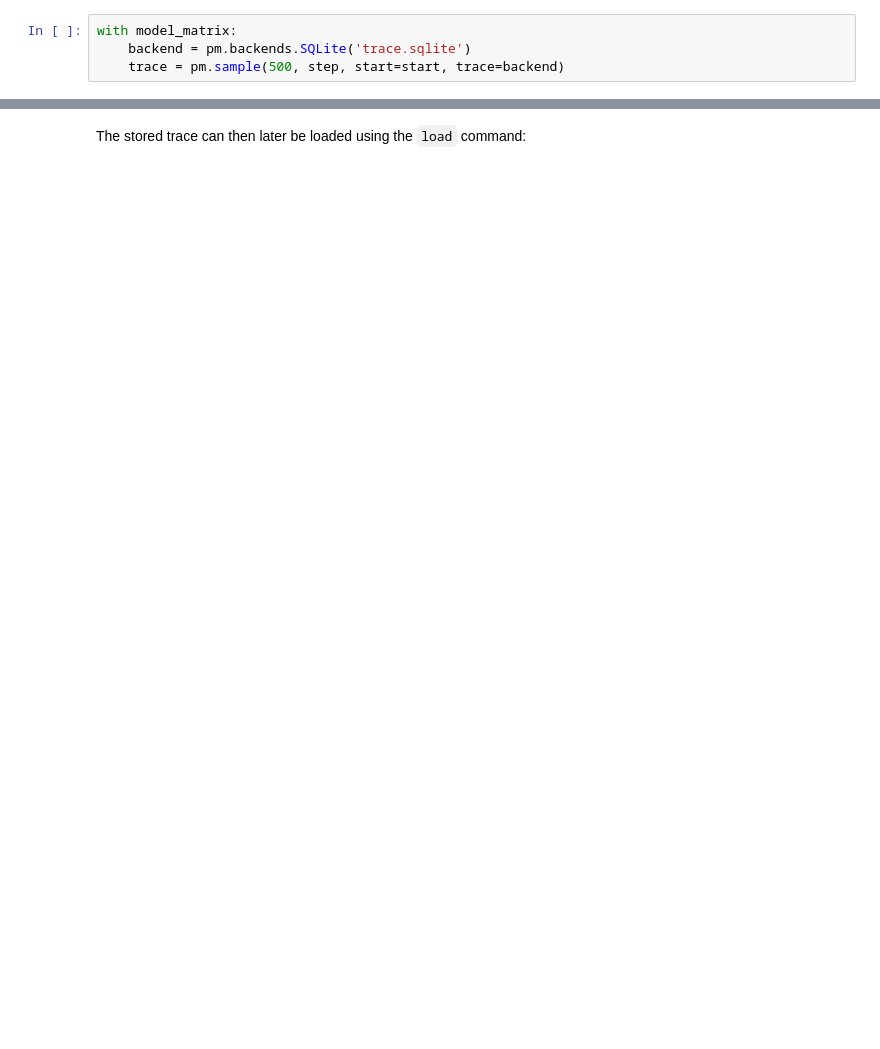
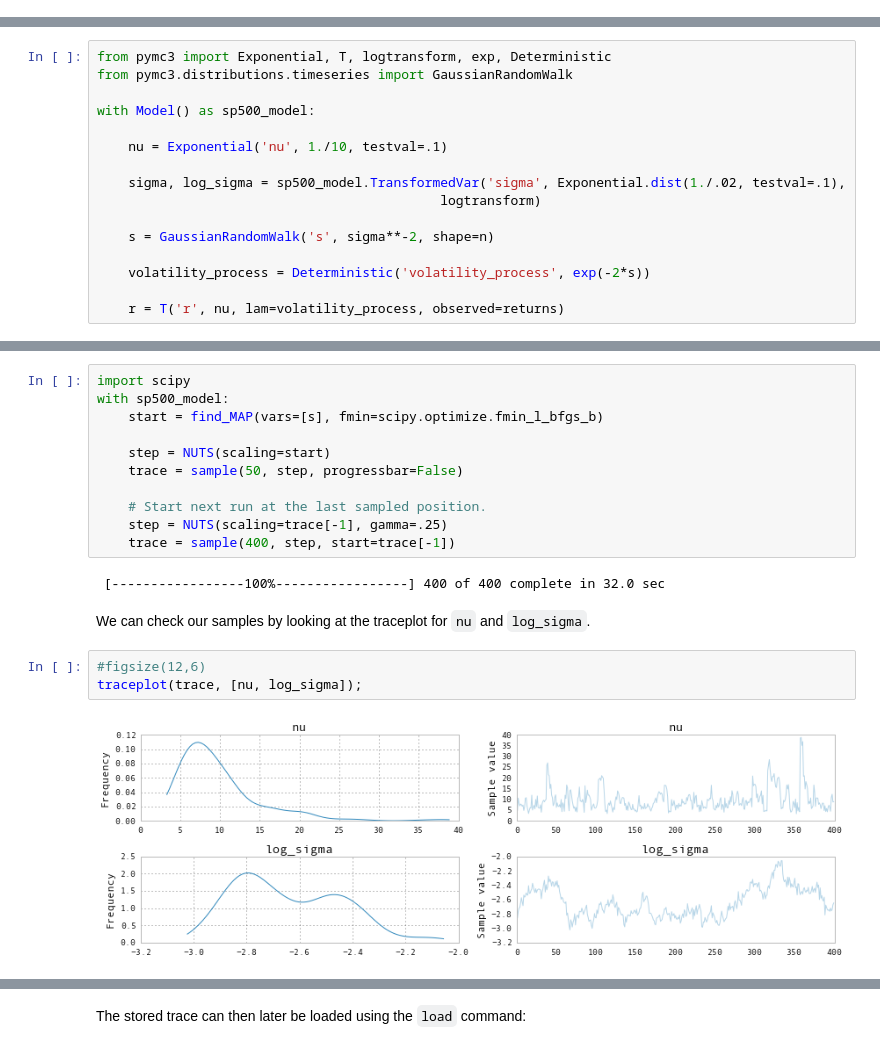
Before and after one commit to se7enstar25/pymc, a Jupyter notebook: docs/notebooks/getting_started.ipynb, the cells around one changed output, grey strips where cells are left out. Drawn from its saved outputs; the diff is of its cells as text; blank space fills up the shorter version.

```diff
--- a/docs/notebooks/getting_started.ipynb
+++ b/docs/notebooks/getting_started.ipynb
@@ -459,4 +280,0 @@ By default, an in-memory `ndarray` is used but if the samples would get too larg
-# %%
-with model_matrix:
-    backend = pm.backends.SQLite('trace.sqlite')
-    trace = pm.sample(500, step, start=start, trace=backend)
@@ -464,0 +318,16 @@ with model_matrix:
+# %%
+from pymc3 import Exponential, T, logtransform, exp, Deterministic
+from pymc3.distributions.timeseries import GaussianRandomWalk
+
+with Model() as sp500_model:
+
+    nu = Exponential('nu', 1./10, testval=.1)
+
+    sigma, log_sigma = sp500_model.TransformedVar('sigma', Exponential.dist(1./.02, testval=.1),
+                                            logtransform)
+
+    s = GaussianRandomWalk('s', sigma**-2, shape=n)
+
+    volatility_process = Deterministic('volatility_process', exp(-2*s))
+
+    r = T('r', nu, lam=volatility_process, observed=returns)
@@ -464,0 +344,20 @@ with model_matrix:
+# %%
+import scipy
+with sp500_model:
+    start = find_MAP(vars=[s], fmin=scipy.optimize.fmin_l_bfgs_b)
+
+    step = NUTS(scaling=start)
+    trace = sample(50, step, progressbar=False)
+
+    # Start next run at the last sampled position.
+    step = NUTS(scaling=trace[-1], gamma=.25)
+    trace = sample(400, step, start=trace[-1])
+# %% [output]
+ [-----------------100%-----------------] 400 of 400 complete in 32.0 sec
+# %% [markdown]
+We can check our samples by looking at the traceplot for `nu` and `log_sigma`.
+# %%
+#figsize(12,6)
+traceplot(trace, [nu, log_sigma]);
+# %% [output]
+[figure, added]
```
Also changed, not shown: parts of 140 cells of this notebook.
